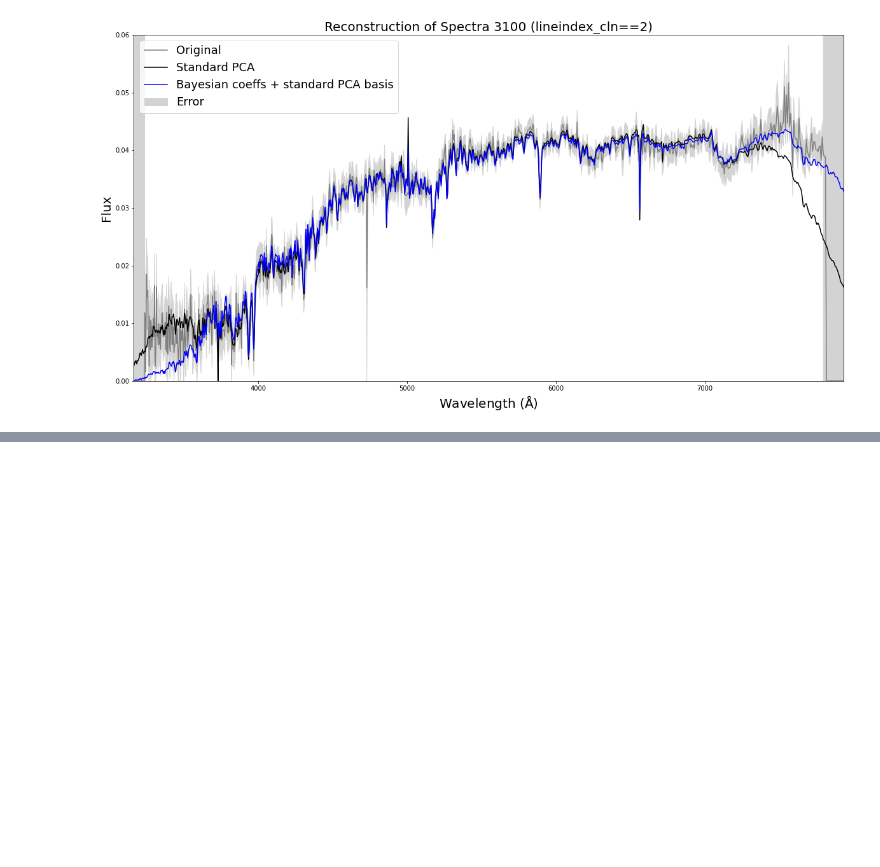
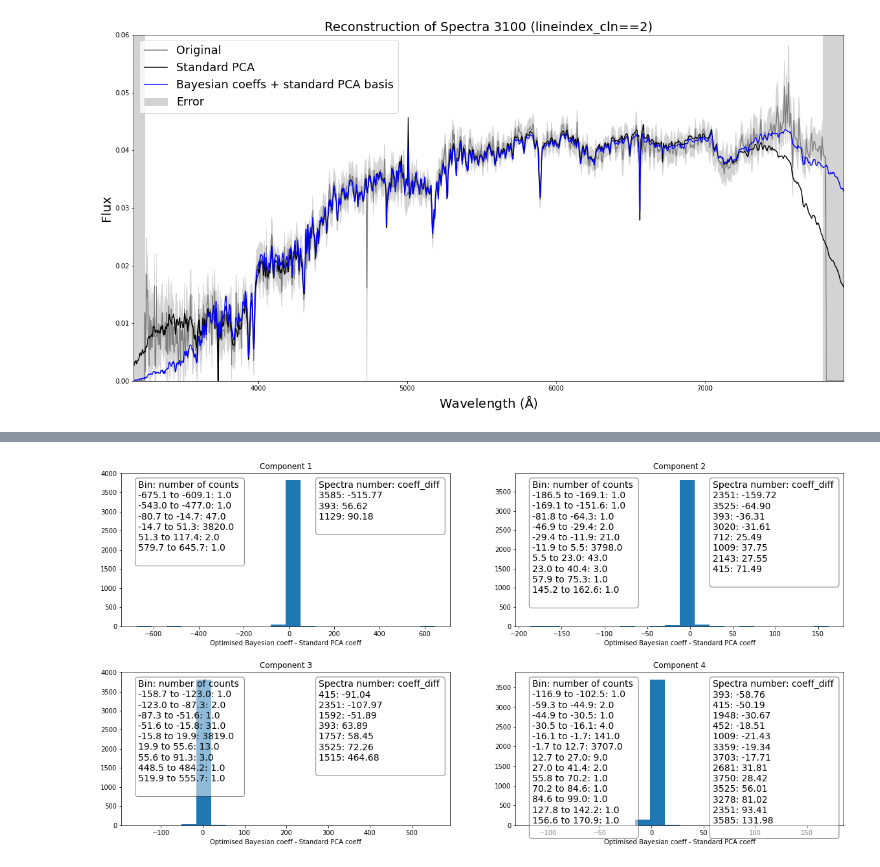
Before and after one commit to ks4617/ASTR-Leistedt-1, a Jupyter notebook: Spectra/jax_clean.ipynb, the cells around one changed output, grey strips where cells are left out. Cells and saved outputs as stored; diff of their text form; code cells hidden in the pictures; blank space fills up the shorter version.

```diff
--- a/Spectra/jax_clean.ipynb
+++ b/Spectra/jax_clean.ipynb
@@ -132,7 +133,7 @@ def sig_inv_diag_all(spec_err_norm_inf):
 # %%
 sig_inv_diag_arr, logdet_sig_arr = sig_inv_diag_all(spec_err_norm_inf)
 # %%
-ident = np.identity(W.shape[1])
+ident = jnp.identity(W.shape[1])
 
 def ln_onespec1(W, X_mu_zeros_n, sig_inv_diag, logdet_sig, ident):
   sig_inv = jnp.diagflat(sig_inv_diag)
@@ -313,0 +374,31 @@ np.save('W_new_optimised_10iter_1e-4lr.npy', np.asarray(W_new_optimised[0]))
+# %%
+plt.figure(figsize=(20,10))
+props = dict(boxstyle='round', facecolor='white', alpha=0.5)
+outliers_dict = {}
+for i in range(coeffs_optimised.shape[1]):
+  outliers_dict[f'{i+1}'] = np.array([])
+  ax = plt.subplot(2,2,i+1)
+  counts, bins, _ = ax.hist(coeff_diff[:,i], bins=20)
+  bin_x_centers = 0.5 * np.diff(bins) + bins[:-1]
+  bin_y_centers = ax.get_yticks()[1] * 0.25
+  text_left = 'Bin: number of counts \n'
+  text_right = 'Spectra number: coeff_diff \n'
+  for j in range(len(bins)-1):
+    if counts[j] != 0:
+      bin_label = f'{bins[j]:.1f} to {bins[j+1]:.1f}: {counts[j]}\n'
+      text_left += bin_label
+      #ax.text(bin_x_centers[j], bin_y_centers, bin_label, horizontalalignment='center')
+      if counts[j] < 5.:
+        for k in coeff_diff[:,i][(coeff_diff[:,i] > bins[j]) & (coeff_diff[:,i] < bins[j+1])]:
+          outliers_dict[f'{i+1}'] = np.append(outliers_dict[f'{i+1}'],np.where(coeff_diff[:,i] == k)[0][0])
+          text_right += f'{np.where(coeff_diff[:,i] == k)[0][0]}: {k:.2f}\n'
+  #text_left = '\n'.join(text_left)
+  ax.text(0.05, 0.95, text_left, transform=ax.transAxes, fontsize=14, verticalalignment='top', bbox=props)
+  ax.text(0.6, 0.95, text_right, transform=ax.transAxes, fontsize=14, verticalalignment='top', bbox=props)
+  ax.set_title(f'Component {i+1}')
+  ax.set_xlabel('Optimised Bayesian coeff - Standard PCA coeff')
+
+plt.subplots_adjust(hspace=.3, wspace=.2)
+plt.show()
+# %% [output]
+[figure, added]
```
Also changed, not shown: parts of 34 cells of this notebook.
